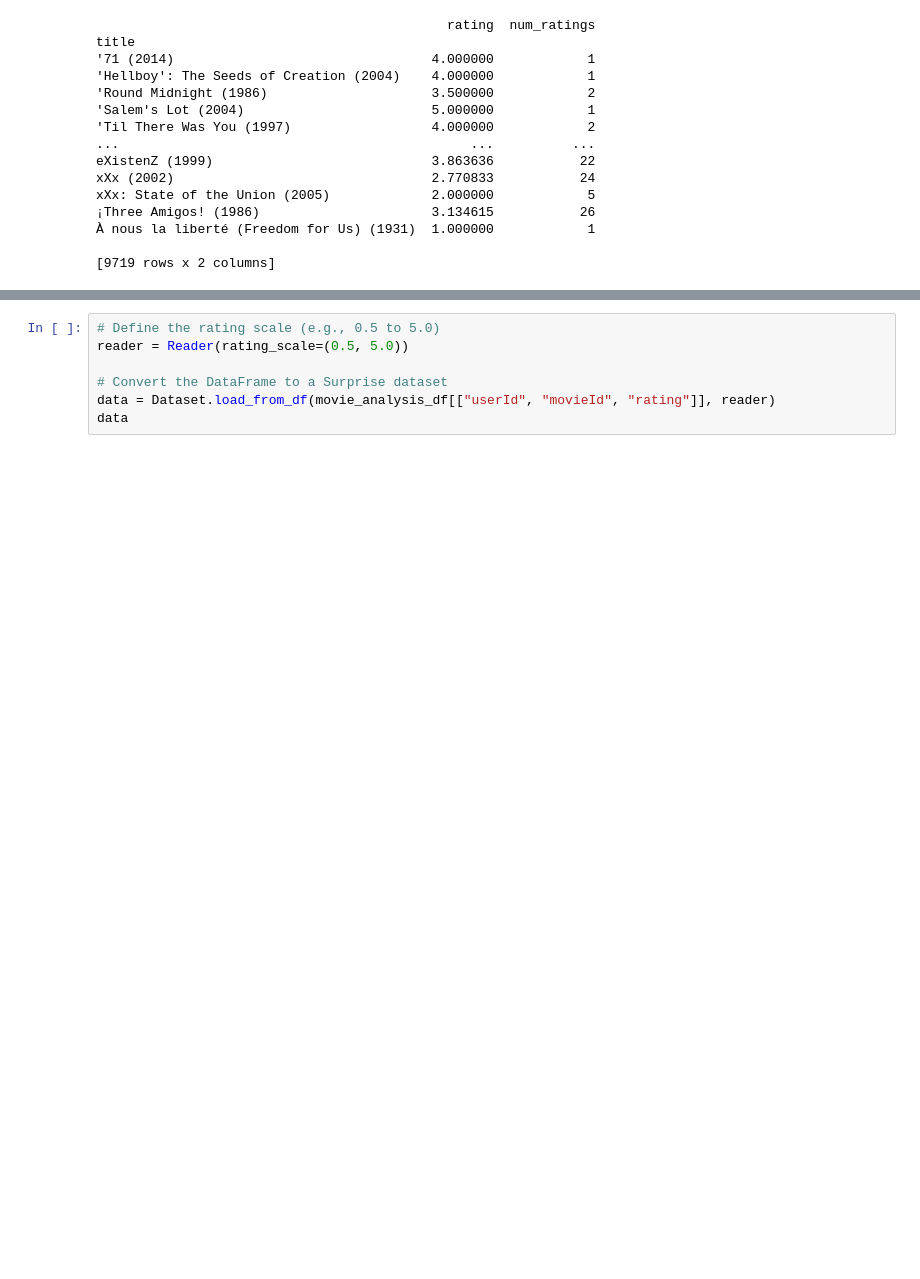
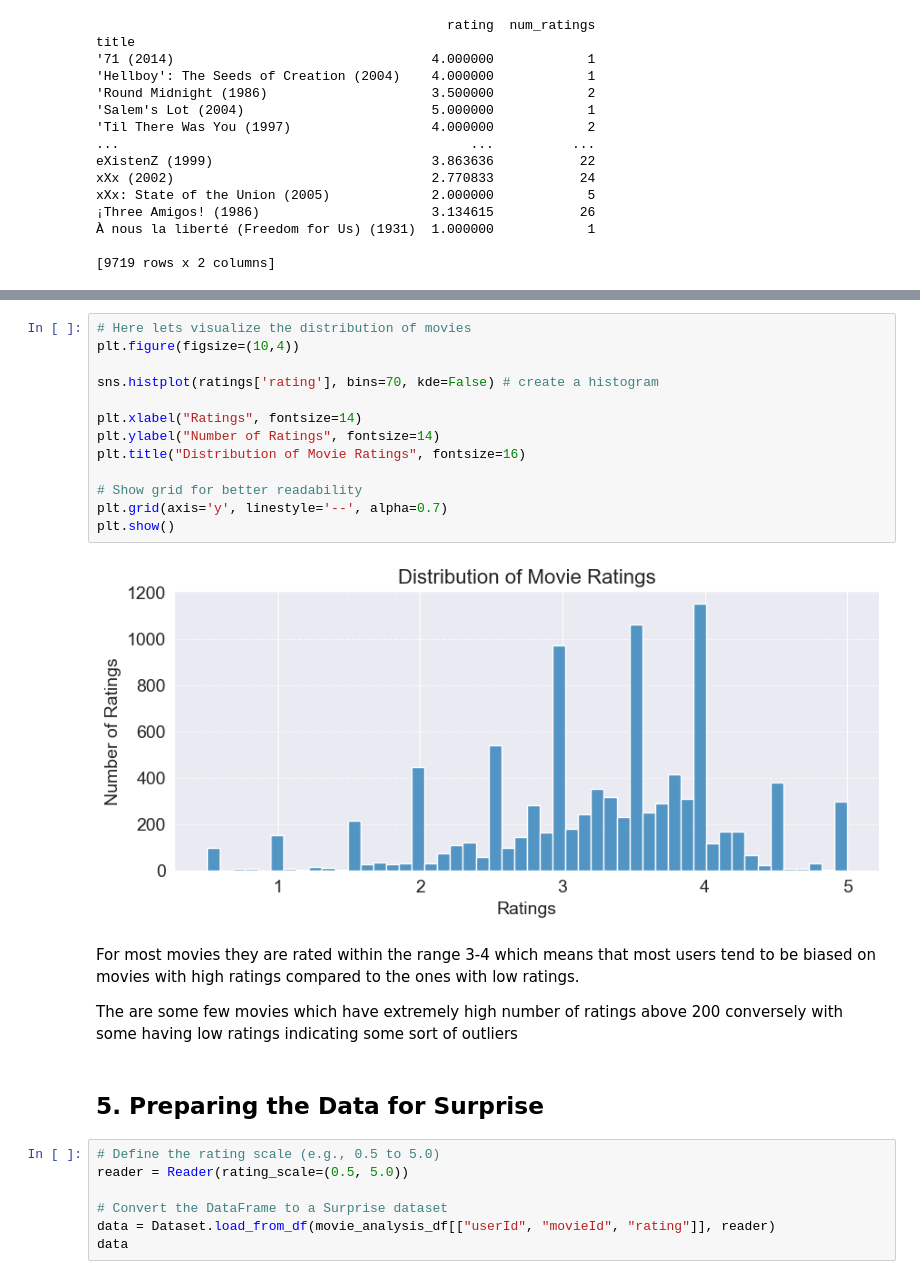
Before and after one commit to mikabenson/movie-recommender-system, a Jupyter notebook: phase4_project.ipynb, the cells around one changed output, grey strips where cells are left out. Cells and saved outputs as stored; diff of their text form; blank space fills up the shorter version.

```diff
--- a/phase4_project.ipynb
+++ b/phase4_project.ipynb
@@ -313,3 +303,24 @@ Name: count, dtype: int64
+# %%
+# Here lets visualize the distribution of movies
+plt.figure(figsize=(10,4))
+
+sns.histplot(ratings['rating'], bins=70, kde=False) # create a histogram
+
+plt.xlabel("Ratings", fontsize=14)
+plt.ylabel("Number of Ratings", fontsize=14)
+plt.title("Distribution of Movie Ratings", fontsize=16)
+
+# Show grid for better readability
+plt.grid(axis='y', linestyle='--', alpha=0.7)
+plt.show()
+# %% [output]
+[figure, added]
+# %% [markdown]
+For most movies they are rated within the range 3-4 which means that most users tend to be biased on movies with high ratings compared to the ones with low ratings.
+
+The are some few movies which have extremely high number of ratings above 200 conversely with some having low ratings indicating some sort of outliers
+# %% [markdown]
+## **5. Preparing the Data for Surprise**
 # %%
 # Define the rating scale (e.g., 0.5 to 5.0)
 reader = Reader(rating_scale=(0.5, 5.0))
```
Also changed, not shown: parts of 22 cells of this notebook.
